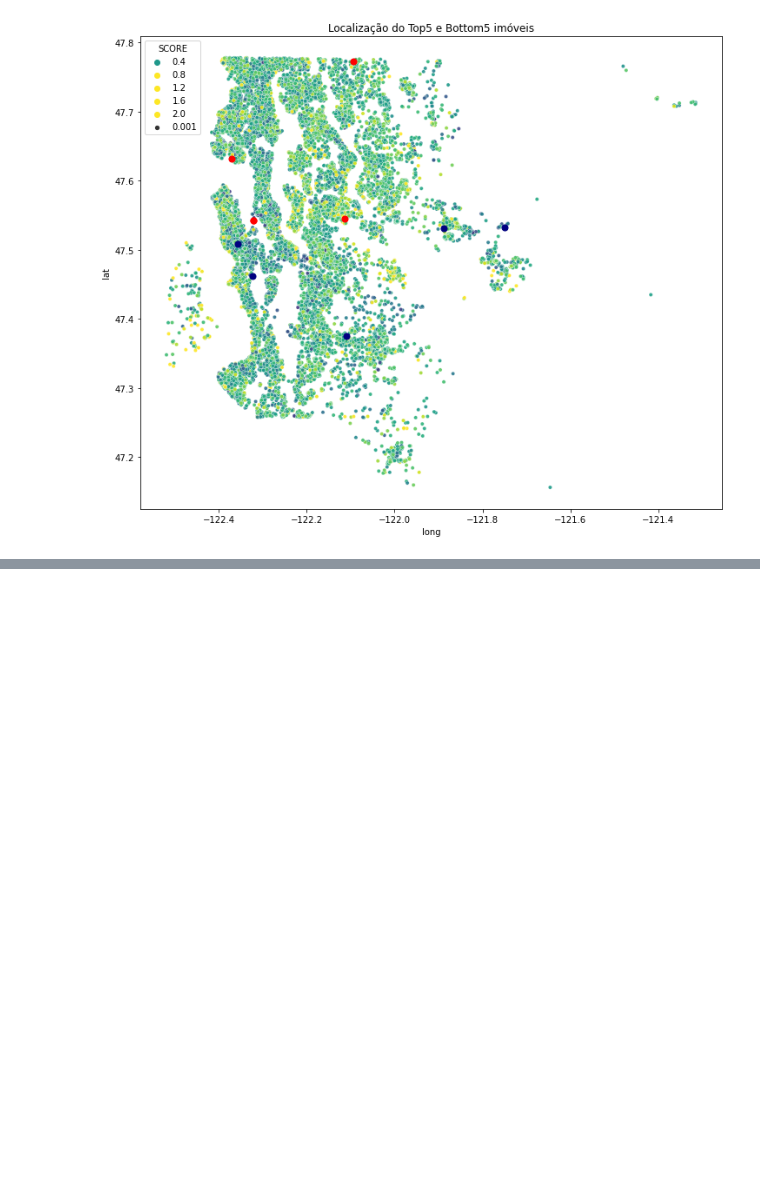
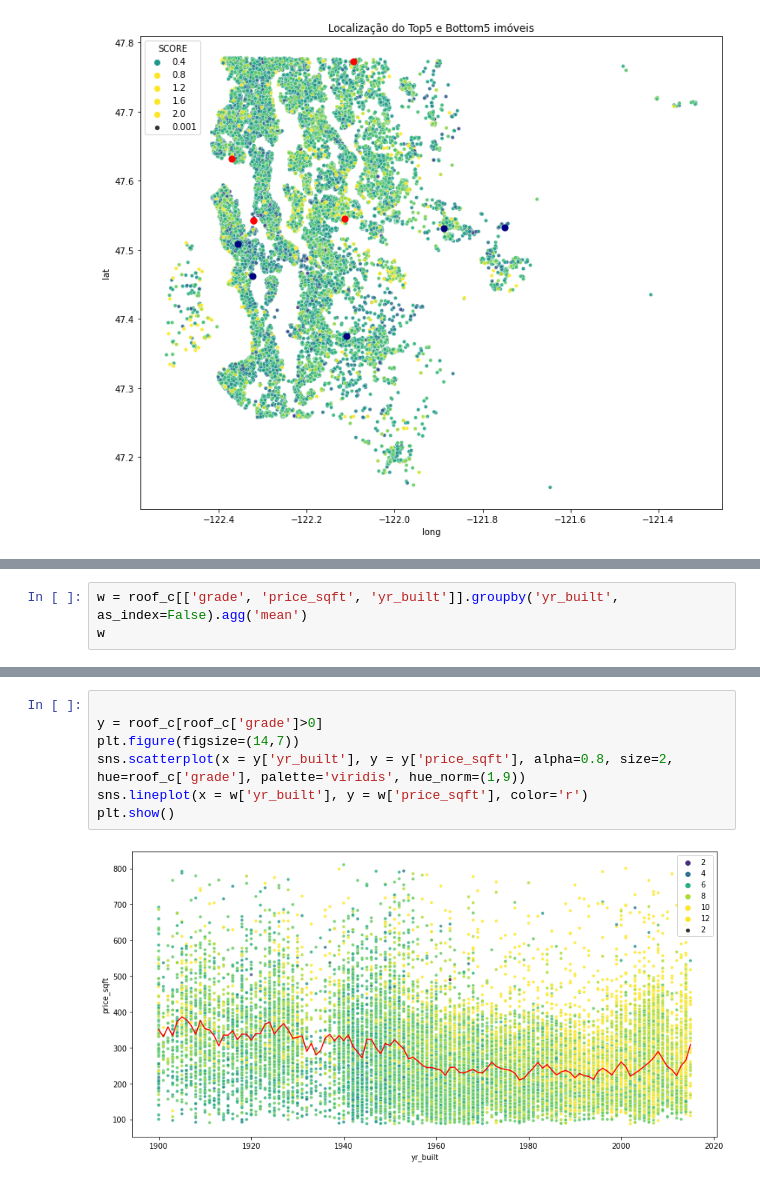
Before and after one commit to mattlamachado/King_County_DNC, a Jupyter notebook: 34012_Roof_Imoveis_1.0.ipynb, the cells around one changed output, grey strips where cells are left out. Drawn from its saved outputs; the diff is of its cells as text; blank space fills up the shorter version.

```diff
--- a/34012_Roof_Imoveis_1.0.ipynb
+++ b/34012_Roof_Imoveis_1.0.ipynb
@@ -249,0 +287,3 @@ plt.show()
+# %%
+w = roof_c[['grade', 'price_sqft', 'yr_built']].groupby('yr_built', as_index=False).agg('mean')
+w
@@ -249,0 +311,9 @@ plt.show()
+# %%
+
+y = roof_c[roof_c['grade']>0]
+plt.figure(figsize=(14,7))
+sns.scatterplot(x = y['yr_built'], y = y['price_sqft'], alpha=0.8, size=2, hue=roof_c['grade'], palette='viridis', hue_norm=(1,9))
+sns.lineplot(x = w['yr_built'], y = w['price_sqft'], color='r')
+plt.show()
+# %% [output]
+[figure, added]
```
Also changed, not shown: parts of 19 cells of this notebook, 2 other files.
